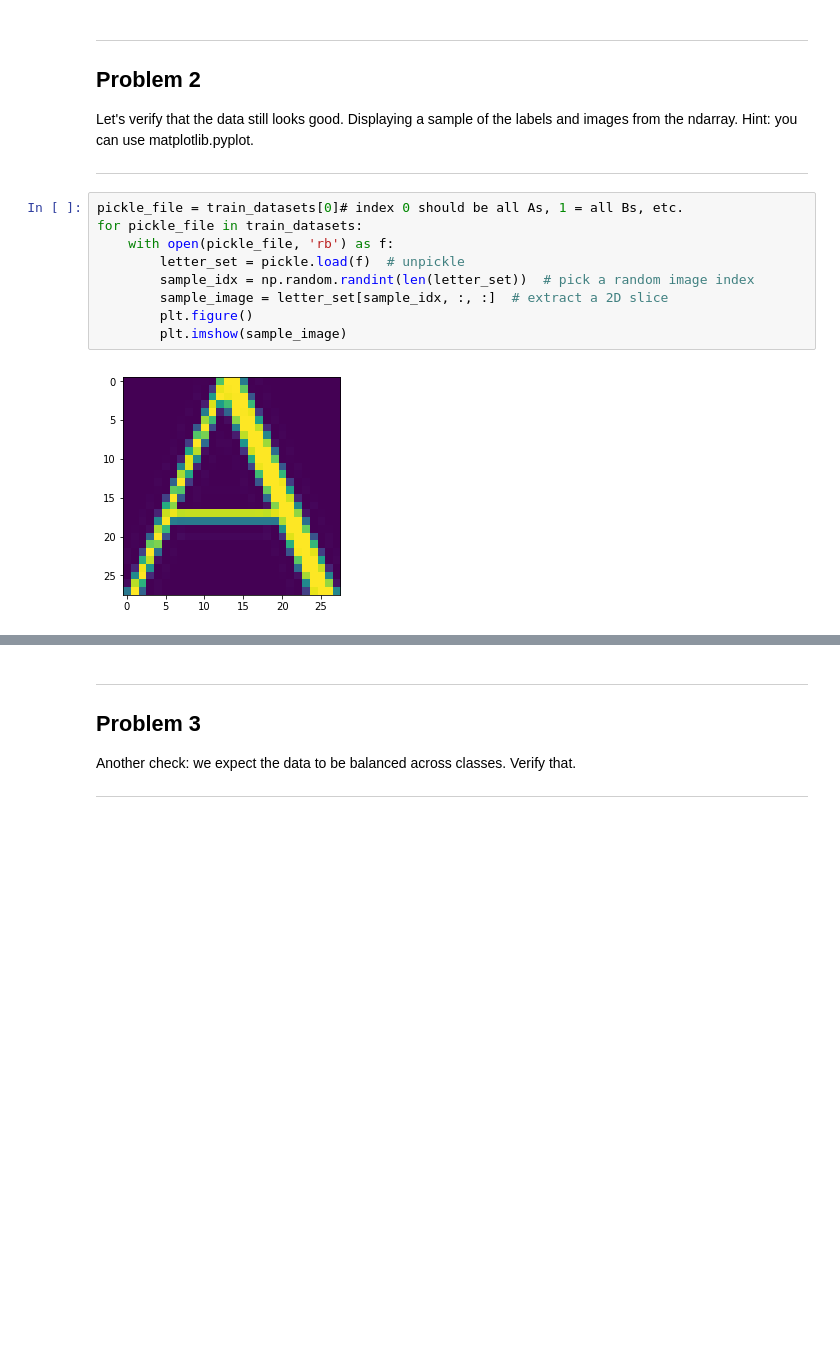
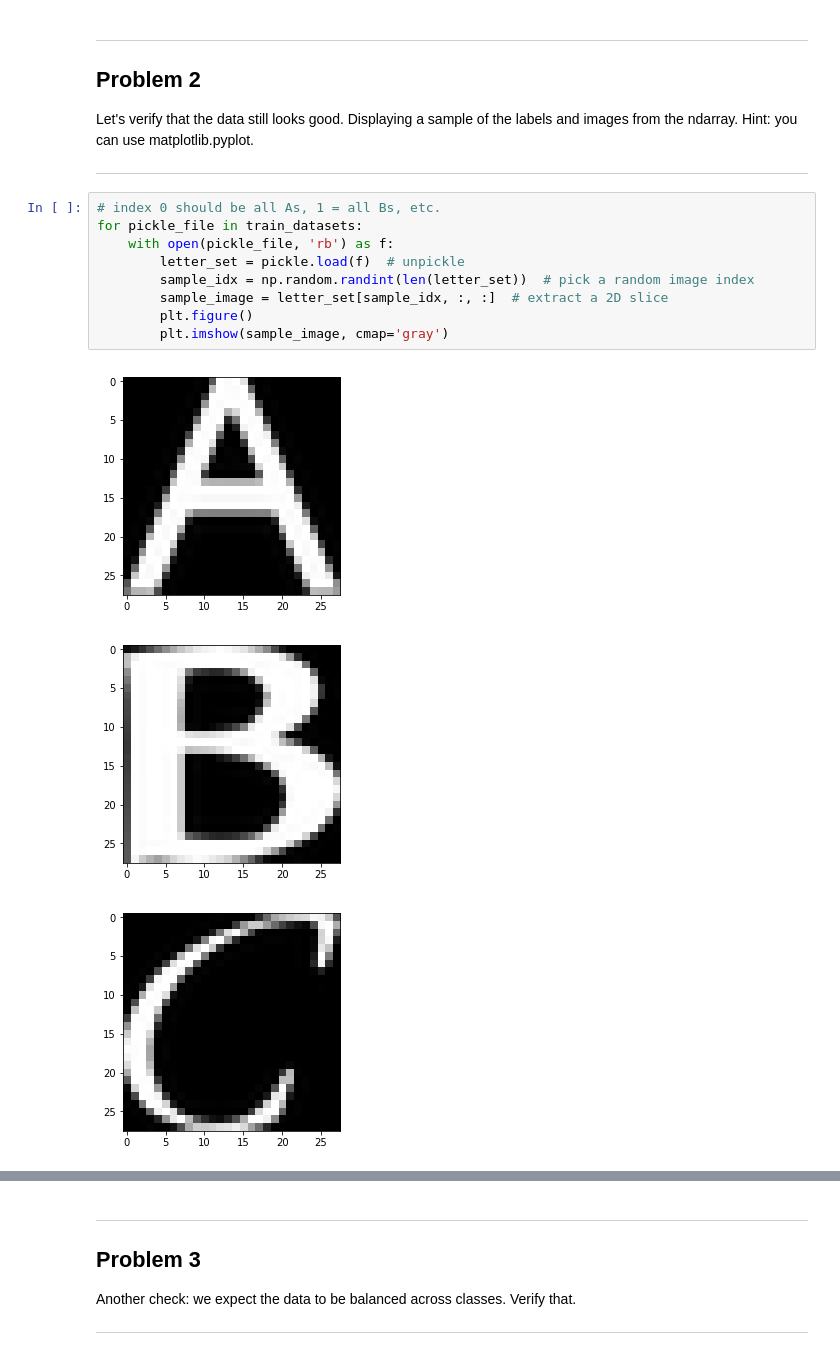
Before and after one commit to kevinko1788/udacity-notMNIST, a Jupyter notebook: 1_notmnist.ipynb, the cells around one changed output, grey strips where cells are left out. Drawn from its saved outputs; the diff is of its cells as text; blank space fills up the shorter version.

```diff
--- a/1_notmnist.ipynb
+++ b/1_notmnist.ipynb
@@ -225,13 +225,15 @@ Let's verify that the data still looks good. Displaying a sample of the labels a
 
 ---
 # %%
-pickle_file = train_datasets[0]# index 0 should be all As, 1 = all Bs, etc.
+# index 0 should be all As, 1 = all Bs, etc.
 for pickle_file in train_datasets:
     with open(pickle_file, 'rb') as f:
         letter_set = pickle.load(f)  # unpickle
         sample_idx = np.random.randint(len(letter_set))  # pick a random image index
         sample_image = letter_set[sample_idx, :, :]  # extract a 2D slice
         plt.figure()
-        plt.imshow(sample_image)
+        plt.imshow(sample_image, cmap='gray')
 # %% [output]
-[figure, old version]
+[figure, new version]
+[figure, added]
+[figure, added]
```
Also changed, not shown: parts of 2 cells of this notebook.
